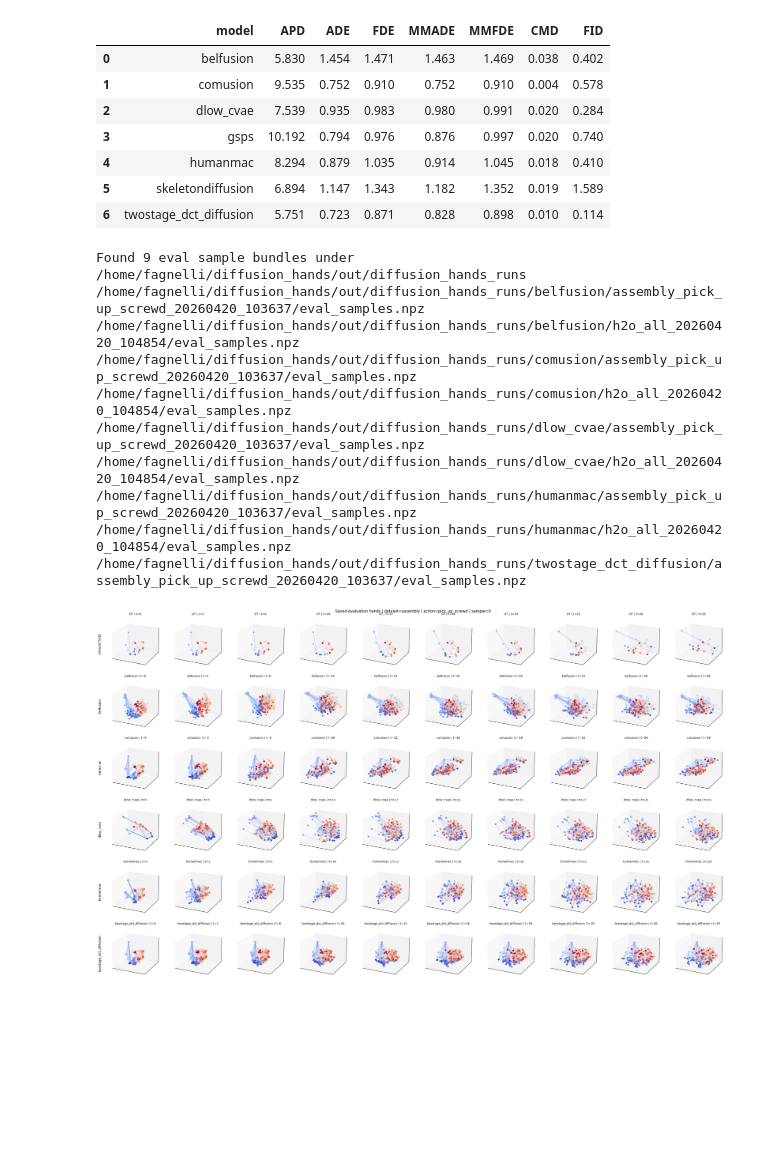
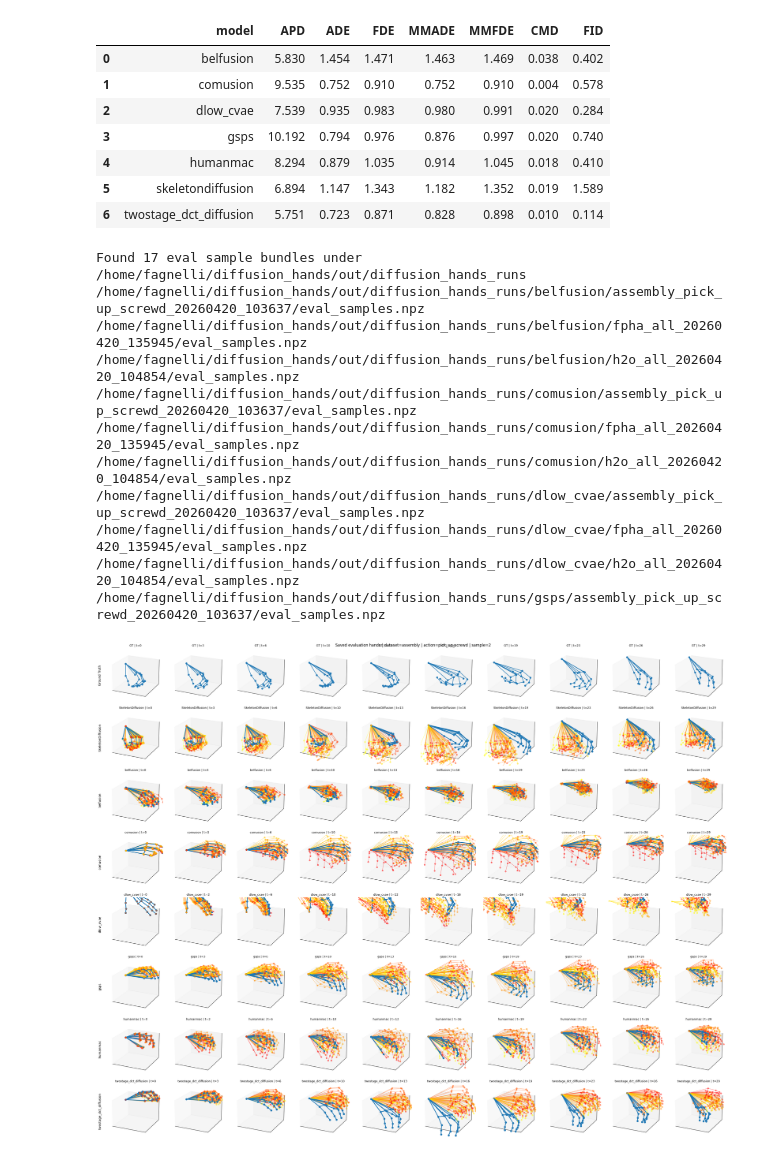
Before and after one commit to FrancescoAgnelli3/diffusion_hands, a Jupyter notebook: notebooks/metrics_table_by_dataset_action.ipynb, the cells around one changed output. Drawn from its saved outputs; the diff is of its cells as text; code cells hidden in the pictures; blank space fills up the shorter version.

```diff
--- a/notebooks/metrics_table_by_dataset_action.ipynb
+++ b/notebooks/metrics_table_by_dataset_action.ipynb
@@ -406,36 +406,37 @@ def visualize_saved_eval_grid(sample_idx=0, dataset=None, action_filter=None, ma
                 hands_frame = pred_all[sample_idx, :, frame_idx]
             else:
                 hands_frame = pred[sample_idx, frame_idx][None, ...]
             hands_frame, hand_edges_model = _prepare_hands_for_plot(hands_frame, model_name=model_name, dataset_name=model_dataset_name, hand_edges=hand_edges_model)
             title = f'{model_name} | t={frame_idx}'
             _plot_hand_frame(ax, hands_frame, hand_edges_model, title=title, max_hands_per_subplot=max_hands_per_subplot, best_idx=best_idx, axis_box=gt_axis_boxes[int(frame_idx)])
 
     row_labels = ['Ground Truth', *model_names]
     for row_idx, row_label in enumerate(row_labels):
         axes[row_idx, 0].text2D(-0.15, 0.5, row_label, transform=axes[row_idx, 0].transAxes, rotation=90, va='center', ha='center', fontsize=10)
 
     action_name = first_bundle['metadata'].get('action_filter', action_filter or '') or 'all'
     fig.suptitle(f'Saved evaluation hands | dataset={dataset_name} | action={action_name} | sample={sample_idx}')
     plt.tight_layout()
     plt.show()
 
 
 saved_eval_files = list_saved_eval_sample_files()
 print(f'Found {len(saved_eval_files)} eval sample bundles under {EVAL_SAMPLES_ROOT}')
 for path in saved_eval_files[:10]:
     print(path)
 
 # Example:
-# visualize_saved_eval_grid(sample_idx=0, dataset='assembly', action_filter='pick_up_screwd', max_timesteps=10, max_hands_per_subplot=16)
+visualize_saved_eval_grid(sample_idx=2, dataset='assembly', action_filter='pick_up_screwd', max_timesteps=10, max_hands_per_subplot=16)
 # %% [output]
-Found 9 eval sample bundles under /home/fagnelli/diffusion_hands/out/diffusion_hands_runs
+Found 17 eval sample bundles under /home/fagnelli/diffusion_hands/out/diffusion_hands_runs
 /home/fagnelli/diffusion_hands/out/diffusion_hands_runs/belfusion/assembly_pick_up_screwd_20260420_103637/eval_samples.npz
+/home/fagnelli/diffusion_hands/out/diffusion_hands_runs/belfusion/fpha_all_20260420_135945/eval_samples.npz
 /home/fagnelli/diffusion_hands/out/diffusion_hands_runs/belfusion/h2o_all_20260420_104854/eval_samples.npz
 /home/fagnelli/diffusion_hands/out/diffusion_hands_runs/comusion/assembly_pick_up_screwd_20260420_103637/eval_samples.npz
+/home/fagnelli/diffusion_hands/out/diffusion_hands_runs/comusion/fpha_all_20260420_135945/eval_samples.npz
 /home/fagnelli/diffusion_hands/out/diffusion_hands_runs/comusion/h2o_all_20260420_104854/eval_samples.npz
 /home/fagnelli/diffusion_hands/out/diffusion_hands_runs/dlow_cvae/assembly_pick_up_screwd_20260420_103637/eval_samples.npz
+/home/fagnelli/diffusion_hands/out/diffusion_hands_runs/dlow_cvae/fpha_all_20260420_135945/eval_samples.npz
 /home/fagnelli/diffusion_hands/out/diffusion_hands_runs/dlow_cvae/h2o_all_20260420_104854/eval_samples.npz
-/home/fagnelli/diffusion_hands/out/diffusion_hands_runs/humanmac/assembly_pick_up_screwd_20260420_103637/eval_samples.npz
-/home/fagnelli/diffusion_hands/out/diffusion_hands_runs/humanmac/h2o_all_20260420_104854/eval_samples.npz
-/home/fagnelli/diffusion_hands/out/diffusion_hands_runs/twostage_dct_diffusion/assembly_pick_up_screwd_20260420_103637/eval_samples.npz
+/home/fagnelli/diffusion_hands/out/diffusion_hands_runs/gsps/assembly_pick_up_screwd_20260420_103637/eval_samples.npz
-[figure, old version]
+[figure, new version]
```
Also changed, not shown: 8 other files.
